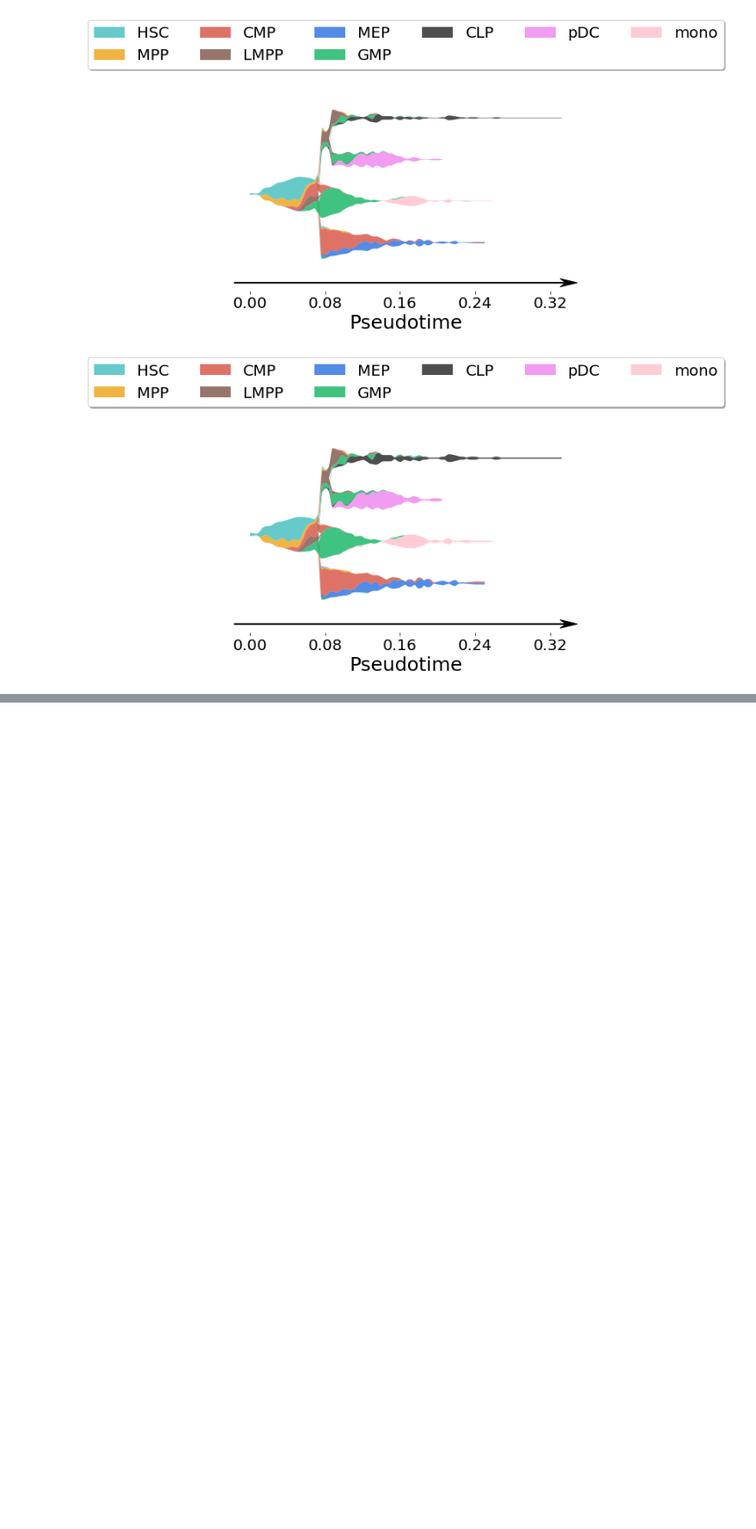
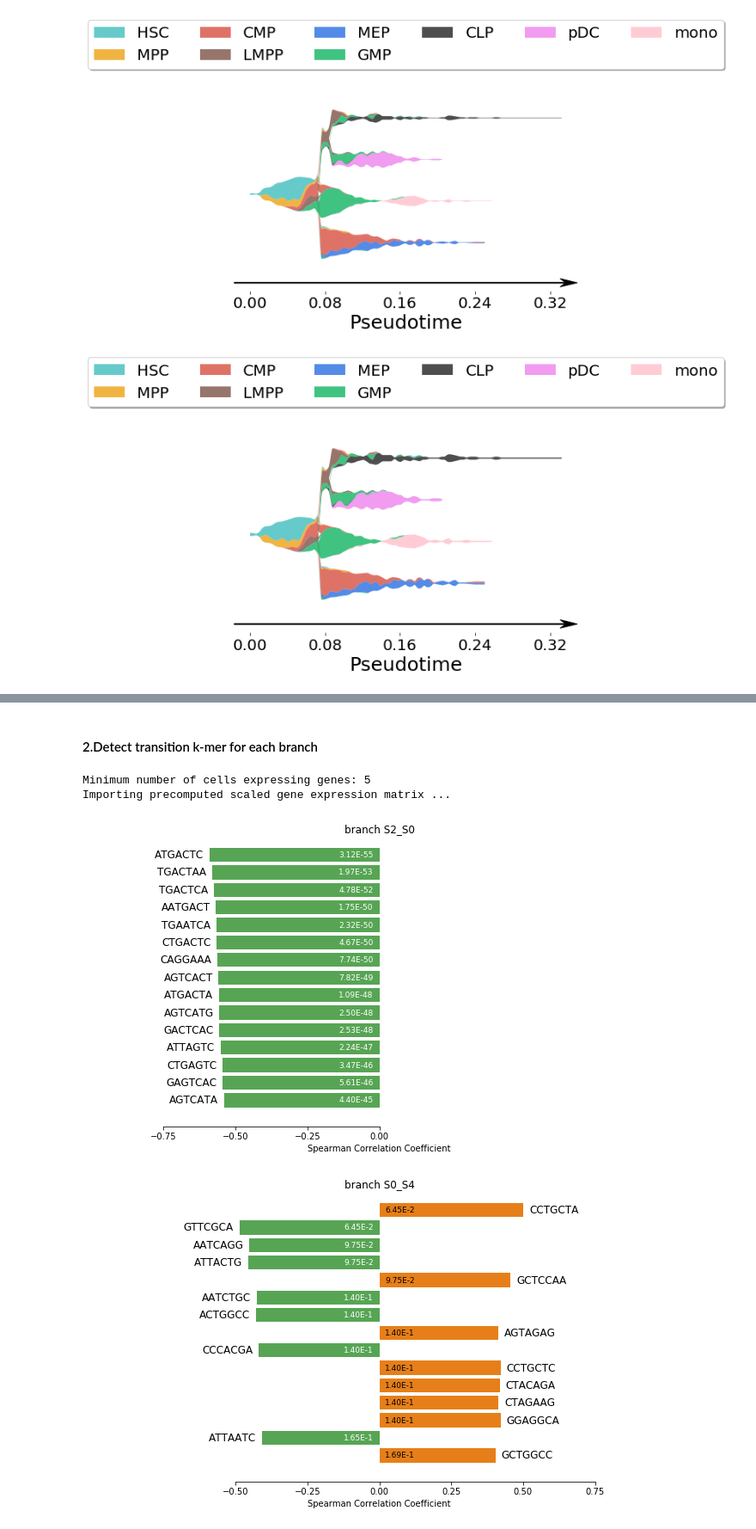
Before and after one commit to pinellolab/STREAM, a Jupyter notebook: tutorial/4.STREAM_scATAC-seq.ipynb, the cells around one changed output, grey strips where cells are left out. Shown at 86% size. Cells and saved outputs as stored; diff of their text form; code cells hidden in the pictures; blank space fills up the shorter version.

```diff
--- a/tutorial/4.STREAM_scATAC-seq.ipynb
+++ b/tutorial/4.STREAM_scATAC-seq.ipynb
@@ -176,0 +205,12 @@ st.stream_plot(adata,root='S2',fig_legend_ncol=6,fig_size=(8,8),factor_min_win=1
+# %% [markdown]
+#### 2.Detect transition k-mer for each branch
+# %%
+st.detect_transistion_genes(adata,root='S2')
+# %% [output]
+Minimum number of cells expressing genes: 5
+Importing precomputed scaled gene expression matrix ...
+# %%
+st.plot_transition_genes(adata)
+# %% [output]
+[figure, added]
+[figure, added]
```
Also changed, not shown: parts of 19 cells of this notebook.
